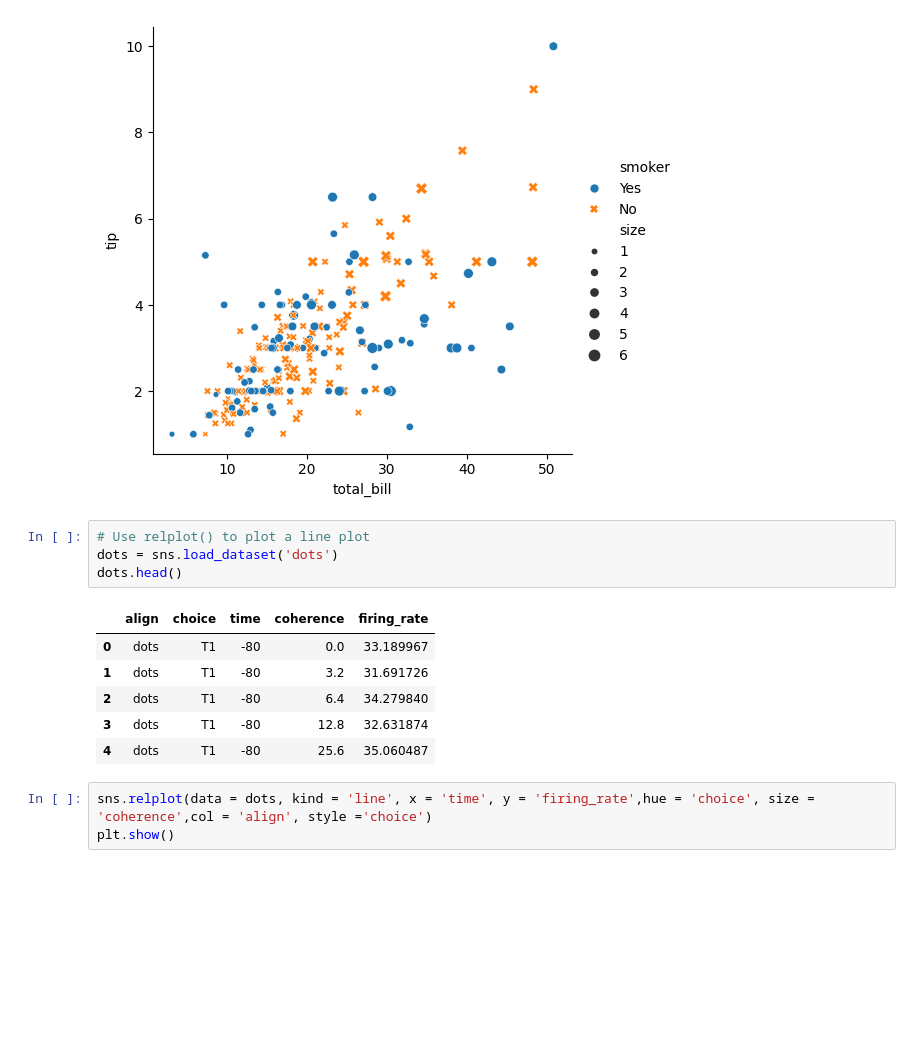
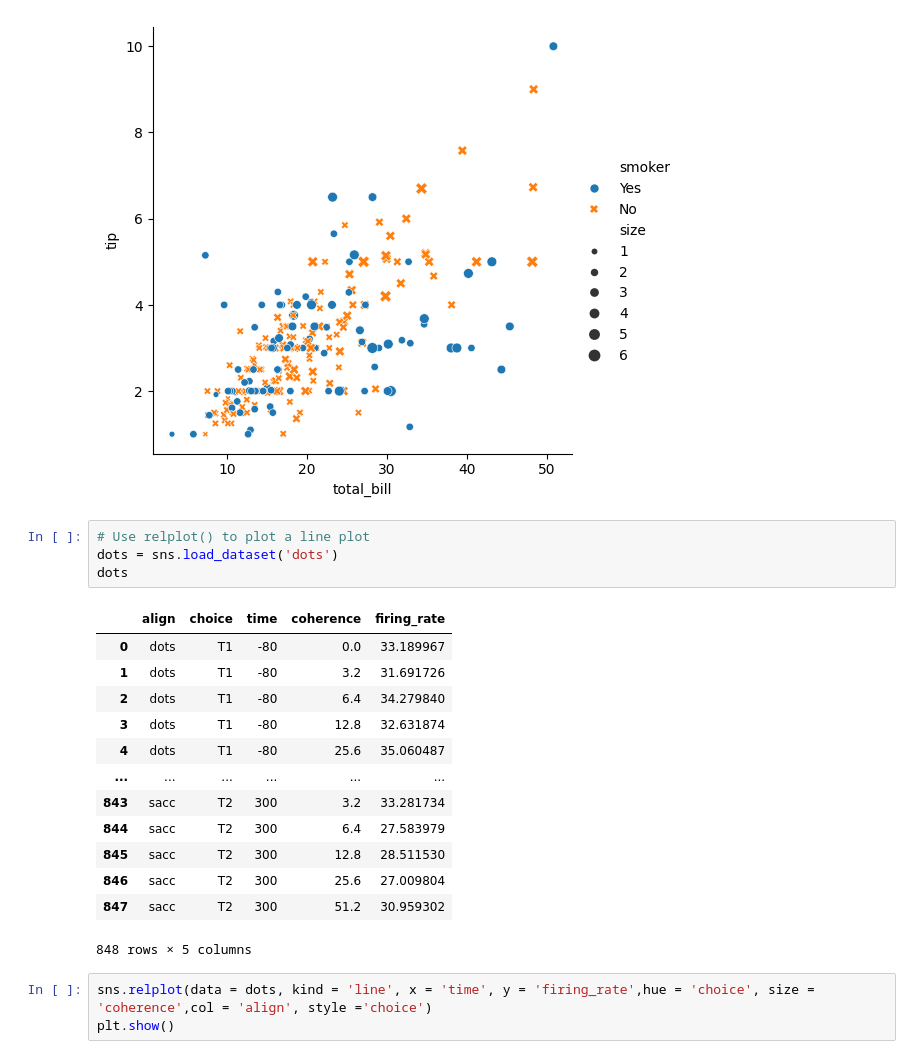
Before and after one commit to WillisOgecha1/Python_Code_Challenge, a Jupyter notebook: Searborn.ipynb, the cells around one changed output. Drawn from its saved outputs; the diff is of its cells as text; blank space fills up the shorter version.

```diff
--- a/Searborn.ipynb
+++ b/Searborn.ipynb
@@ -114,14 +117,21 @@ plt.show()
 # %%
 # Use relplot() to plot a line plot
 dots = sns.load_dataset('dots')
-dots.head()
+dots
 # %% [output]
 |  | align | choice | time | coherence | firing_rate |
 | 0 | dots | T1 | -80 | 0.0 | 33.189967 |
 | 1 | dots | T1 | -80 | 3.2 | 31.691726 |
 | 2 | dots | T1 | -80 | 6.4 | 34.279840 |
 | 3 | dots | T1 | -80 | 12.8 | 32.631874 |
 | 4 | dots | T1 | -80 | 25.6 | 35.060487 |
+| ... | ... | ... | ... | ... | ... |
+| 843 | sacc | T2 | 300 | 3.2 | 33.281734 |
+| 844 | sacc | T2 | 300 | 6.4 | 27.583979 |
+| 845 | sacc | T2 | 300 | 12.8 | 28.511530 |
+| 846 | sacc | T2 | 300 | 25.6 | 27.009804 |
+| 847 | sacc | T2 | 300 | 51.2 | 30.959302 |
+848 rows × 5 columns
 # %%
 sns.relplot(data = dots, kind = 'line', x = 'time', y = 'firing_rate',hue = 'choice', size = 'coherence',col = 'align', style ='choice')
 plt.show()
```
Also changed, not shown: parts of 71 cells of this notebook.
